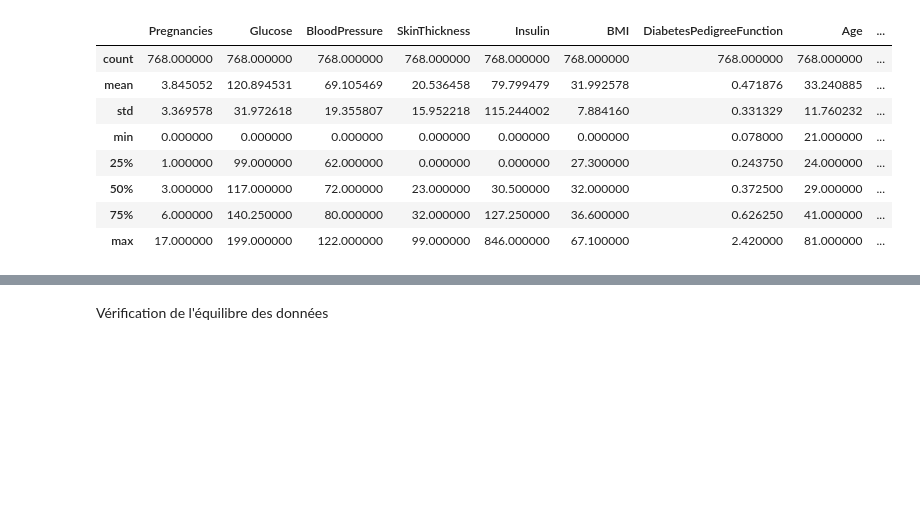
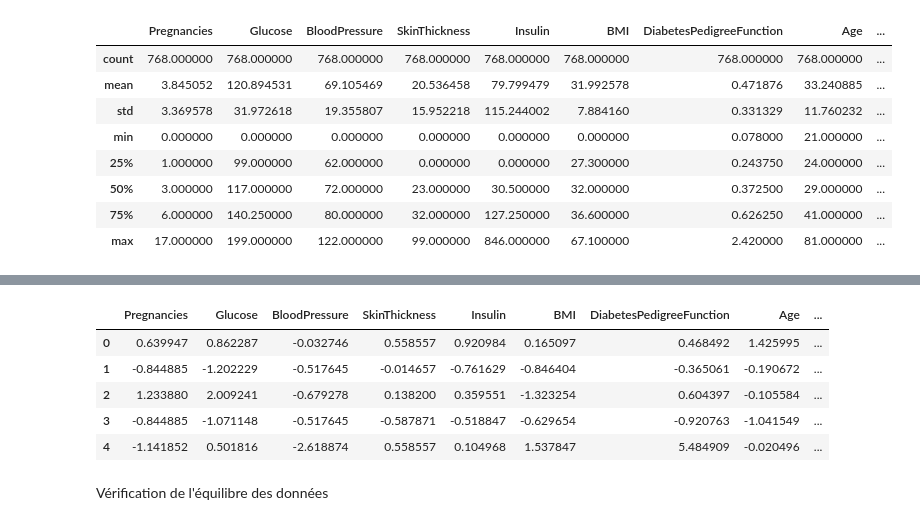
Before and after one commit to Eminaelle/Diabete_classification, a Jupyter notebook: diabetes.ipynb, the cells around one changed output, grey strips where cells are left out. Saved outputs shown, nothing was run; the diff lists cells and outputs as text; code cells hidden in the pictures; blank space fills up the shorter version.

```diff
--- a/diabetes.ipynb
+++ b/diabetes.ipynb
@@ -34,6 +34,9 @@ data.head()
 # %%
 features_names = ["Pregnancies", "Glucose", "BloodPressure", "SkinThickness", "Insulin", "BMI", "DiabetesPedigreeFunction", "Age"]
 cible_name = "Outcome"
+
+X = data[features_names]
+y = data[cible_name]
 # %%
 data.info()
 # %% [output]
@@ -123,0 +98,16 @@ for i, name in enumerate(features_names):
+# %%
+# Créer l'imputer KNN avec 5 voisins
+imputer = KNNImputer(n_neighbors=5)
+scaler = StandardScaler()
+
+# Transformer et normaliser pour que KNN fonctionne bien.
+X_scaled = scaler.fit_transform(X)
+
+# Appliquer aux données, cela renvoie un tableau numpy
+X_imputed = imputer.fit_transform(X_scaled)
+
+X_imputed_df = pd.DataFrame(X_imputed, columns=X.columns)
+
+data_final = pd.concat([X_imputed_df, y.reset_index(drop=True)], axis=1)
+
+print(data_final.head())
@@ -124,3 +128,12 @@ for i, name in enumerate(features_names):
+# %%
+data_final.head()
+# %% [output]
+|  | Pregnancies | Glucose | BloodPressure | SkinThickness | Insulin | BMI | DiabetesPedigreeFunction | Age | ... |
+| 0 | 0.639947 | 0.862287 | -0.032746 | 0.558557 | 0.920984 | 0.165097 | 0.468492 | 1.425995 | ... |
+| 1 | -0.844885 | -1.202229 | -0.517645 | -0.014657 | -0.761629 | -0.846404 | -0.365061 | -0.190672 | ... |
+| 2 | 1.233880 | 2.009241 | -0.679278 | 0.138200 | 0.359551 | -1.323254 | 0.604397 | -0.105584 | ... |
+| 3 | -0.844885 | -1.071148 | -0.517645 | -0.587871 | -0.518847 | -0.629654 | -0.920763 | -1.041549 | ... |
+| 4 | -1.141852 | 0.501816 | -2.618874 | 0.558557 | 0.104968 | 1.537847 | 5.484909 | -0.020496 | ... |
 # %% [markdown]
 Vérification de l'équilibre des données
 # %%
```
Also changed, not shown: parts of 25 cells of this notebook.
